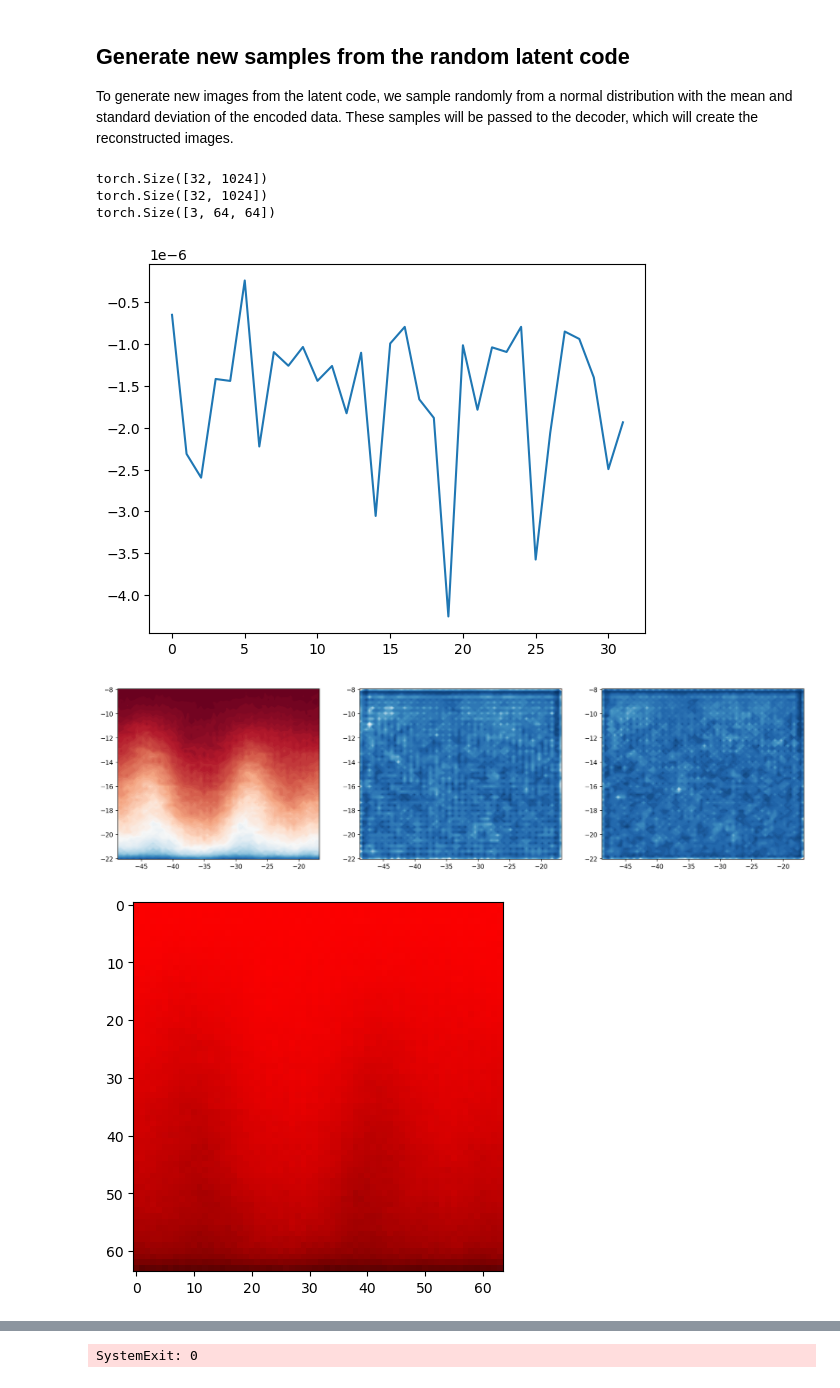
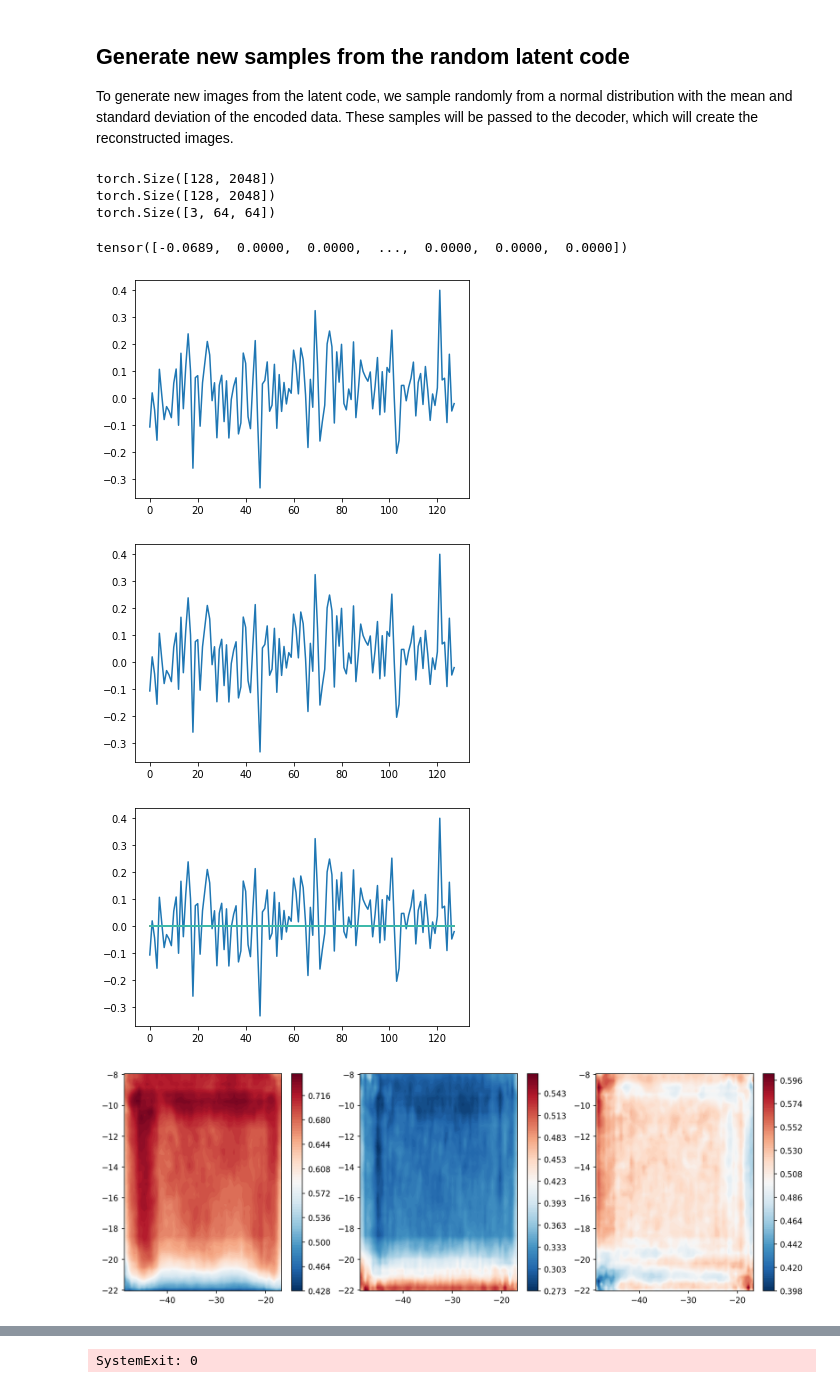
Before and after one commit to adperezm/sequence_modeling, a Jupyter notebook: Convolutional_Neural_Network-AutoEncoder/tbl_ae.ipynb, the cells around one changed output, grey strips where cells are left out. Drawn from its saved outputs; the diff is of its cells as text; code cells hidden in the pictures.

```diff
--- a/Convolutional_Neural_Network-AutoEncoder/tbl_ae.ipynb
+++ b/Convolutional_Neural_Network-AutoEncoder/tbl_ae.ipynb
@@ -98,6 +132,7 @@ class ToTensor(object):
         return torch.from_numpy(field)
 # %%
 data_dir = './../subsampled_TBL_data.hdf5'
+all_comps = True
 
-train_dataset = TBL_Dataset(data_dir,ToTensor())
+train_dataset = TBL_Dataset(data_dir,transform = ToTensor(),all_comps= all_comps)
 m=len(train_dataset)
@@ -139,7 +181,7 @@ print(train_data[0].shape)
 # %% [output]
 torch.Size([3, 64, 64])
 # %%
-batch_size=32
+batch_size=128
 
 train_loader = torch.utils.data.DataLoader(train_data, batch_size=batch_size)
 valid_loader = torch.utils.data.DataLoader(val_data, batch_size=batch_size,shuffle=True)
@@ -256,11 +331,11 @@ lr= 0.001
 torch.manual_seed(0)
 
 ### Initialize the two networks
-d = 1024
+d = int(8*16*16)
 
 #model = Autoencoder(encoded_space_dim=encoded_space_dim)
-encoder = Encoder(encoded_space_dim=d,fc2_input_dim=128)
-decoder = Decoder(encoded_space_dim=d,fc2_input_dim=128)
+encoder = Encoder(encoded_space_dim=d,channels=channels)
+decoder = Decoder(encoded_space_dim=d,channels=channels)
 params_to_optimize = [
     {'params': encoder.parameters()},
     {'params': decoder.parameters()}
@@ -447,8 +496,11 @@ with torch.no_grad():
     images_cpu=images.cpu()
     images = (images.type('torch.FloatTensor')).to(device)
     latent = encoder(images)
-    latent_mode= latent.cpu()
     latent_cpu = latent.cpu()
+
+
+    latent_mode= latent.clone().detach()
+    latent_mode=latent_mode.cpu()
 
 
     print(latent_mode.shape)
@@ -472,15 +524,27 @@ with torch.no_grad():
 
     print(img_recon_cpu[0].shape)
 # %% [output]
-torch.Size([32, 1024])
-torch.Size([32, 1024])
+torch.Size([128, 2048])
+torch.Size([128, 2048])
 torch.Size([3, 64, 64])
+# %%
+print(latent_mode[41,:])
+# %% [output]
+tensor([-0.0689,  0.0000,  0.0000,  ...,  0.0000,  0.0000,  0.0000])
 # %%
-plt.plot(latent_cpu.numpy()[:,0])
+plt.plot(latent_cpu.numpy()[:,mode[0]])
 plt.show()
 
-show_image(mode_recon_cpu[0])
+plt.plot(latent_mode.numpy()[:,mode[0]])
+plt.show()
+
+plt.plot(latent_mode.numpy()[:,0:40:1])
+plt.show()
+
+
+show_image(mode_recon_cpu[0],all_comps)
 # %% [output]
-[figure, old version]
+[figure, new version]
-[figure, old version]
+[figure, new version]
-[figure, old version]
+[figure, new version]
+[figure, added]
```
Also changed, not shown: parts of 16 cells of this notebook, 1 other file.
